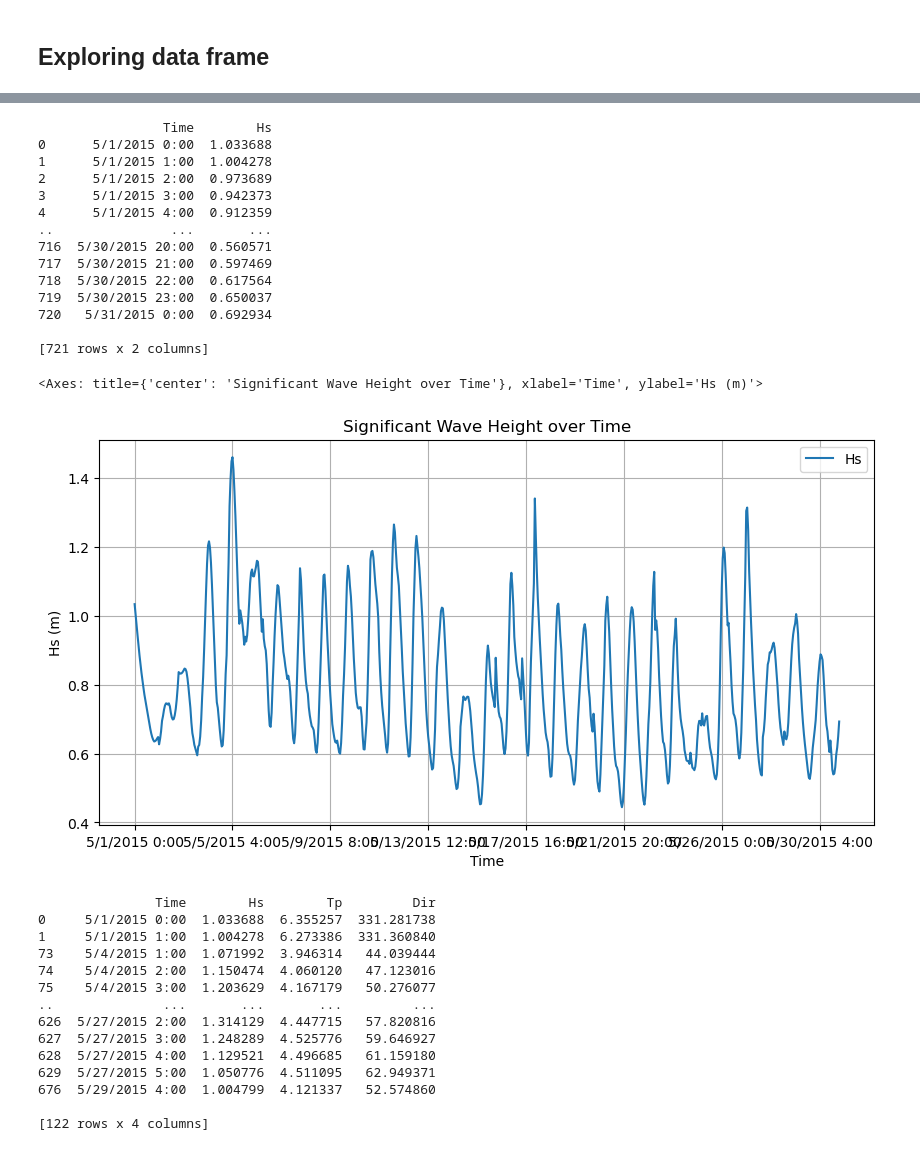
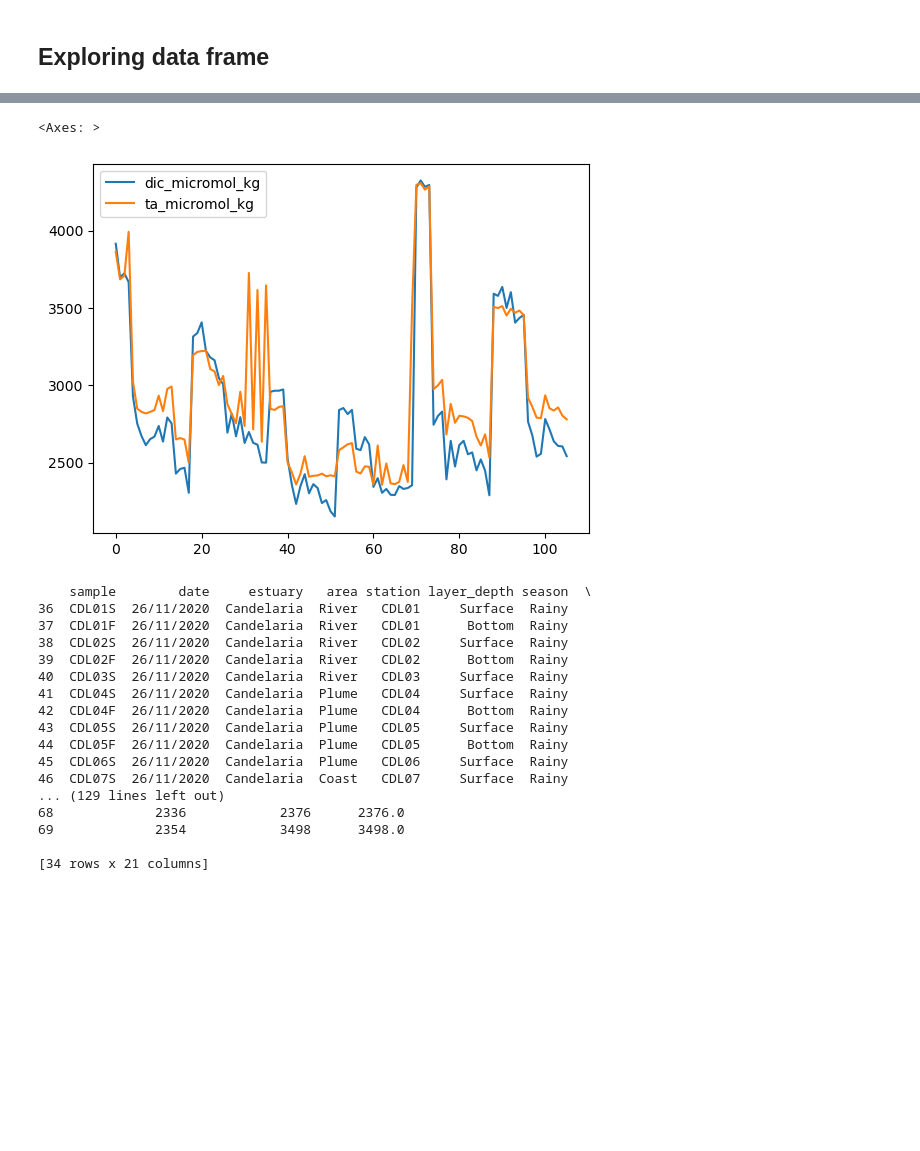
Before and after one commit to CCaceres97/Curso-de-Estad-stica-en-Python-UNAM, a Jupyter notebook: data_frame.ipynb, the cells around one changed output, grey strips where cells are left out. Drawn from its saved outputs; the diff is of its cells as text; code cells hidden in the pictures; blank space fills up the shorter version.

```diff
--- a/data_frame.ipynb
+++ b/data_frame.ipynb
@@ -1,7 +1,13 @@
 # %%
 import os
-import pandas as pd
+
+def import_csv(file):
+    import pandas as pd
+    return pd.read_csv(file)
 # %%
-path=os.getcwd()
-data=pd.read_csv(os.path.join(path,'data','wave_era5_2015.csv'))
-print(data)
+
+# Path to the file to be imported
+path = os.getcwd()
+
+# Import the file
+CO2Data_df = import_csv(os.path.join(path, 'Terminos_lagoon_TA_DIC_2023_RawData.csv'))
@@ -61,3 +58,2 @@ Name: Hs, Length: 721, dtype: float64
 # %%
-hs.plot()
-hs.mean()
+dic_ta_data = CO2Data_df[['dic_micromol_kg', 'ta_micromol_kg']]
@@ -67,39 +60,27 @@ hs.mean()
 # %%
-time_hs=data[['Time','Hs']]
-print(time_hs)
-time_hs.plot(x='Time', y='Hs', kind='line', title='Significant Wave Height over Time', xlabel='Time', ylabel='Hs (m)', grid=True, figsize=(10, 5))
+dic_ta_data.plot()
 # %% [output]
-                Time        Hs
-0      5/1/2015 0:00  1.033688
-1      5/1/2015 1:00  1.004278
-2      5/1/2015 2:00  0.973689
-3      5/1/2015 3:00  0.942373
-4      5/1/2015 4:00  0.912359
-..               ...       ...
-716  5/30/2015 20:00  0.560571
-717  5/30/2015 21:00  0.597469
-718  5/30/2015 22:00  0.617564
-719  5/30/2015 23:00  0.650037
-720   5/31/2015 0:00  0.692934
-
-[721 rows x 2 columns]
+<Axes: >
-<Axes: title={'center': 'Significant Wave Height over Time'}, xlabel='Time', ylabel='Hs (m)'>
-[figure, old version]
+[figure, new version]
 # %%
-hs_extreme=data[data['Hs']>1]
-print(hs_extreme)
+
+CO2Data_rainy = CO2Data_df[CO2Data_df['season'] == 'Rainy']
+print(CO2Data_rainy)
 # %% [output]
-               Time        Hs        Tp         Dir
-0     5/1/2015 0:00  1.033688  6.355257  331.281738
-1     5/1/2015 1:00  1.004278  6.273386  331.360840
-73    5/4/2015 1:00  1.071992  3.946314   44.039444
-74    5/4/2015 2:00  1.150474  4.060120   47.123016
-75    5/4/2015 3:00  1.203629  4.167179   50.276077
-..              ...       ...       ...         ...
-626  5/27/2015 2:00  1.314129  4.447715   57.820816
-627  5/27/2015 3:00  1.248289  4.525776   59.646927
-628  5/27/2015 4:00  1.129521  4.496685   61.159180
-629  5/27/2015 5:00  1.050776  4.511095   62.949371
-676  5/29/2015 4:00  1.004799  4.121337   52.574860
+    sample        date     estuary   area station layer_depth season  \
+36  CDL01S  26/11/2020  Candelaria  River   CDL01     Surface  Rainy
+37  CDL01F  26/11/2020  Candelaria  River   CDL01      Bottom  Rainy
+38  CDL02S  26/11/2020  Candelaria  River   CDL02     Surface  Rainy
+39  CDL02F  26/11/2020  Candelaria  River   CDL02      Bottom  Rainy
+40  CDL03S  26/11/2020  Candelaria  River   CDL03     Surface  Rainy
+41  CDL04S  26/11/2020  Candelaria  Plume   CDL04     Surface  Rainy
+42  CDL04F  26/11/2020  Candelaria  Plume   CDL04      Bottom  Rainy
+43  CDL05S  26/11/2020  Candelaria  Plume   CDL05     Surface  Rainy
+44  CDL05F  26/11/2020  Candelaria  Plume   CDL05      Bottom  Rainy
+45  CDL06S  26/11/2020  Candelaria  Plume   CDL06     Surface  Rainy
+46  CDL07S  26/11/2020  Candelaria  Coast   CDL07     Surface  Rainy
+... (129 lines left out)
+68             2336            2376      2376.0
+69             2354            3498      3498.0
 
-[122 rows x 4 columns]
+[34 rows x 21 columns]
```
Also changed, not shown: parts of 9 cells of this notebook, 4 other files.
